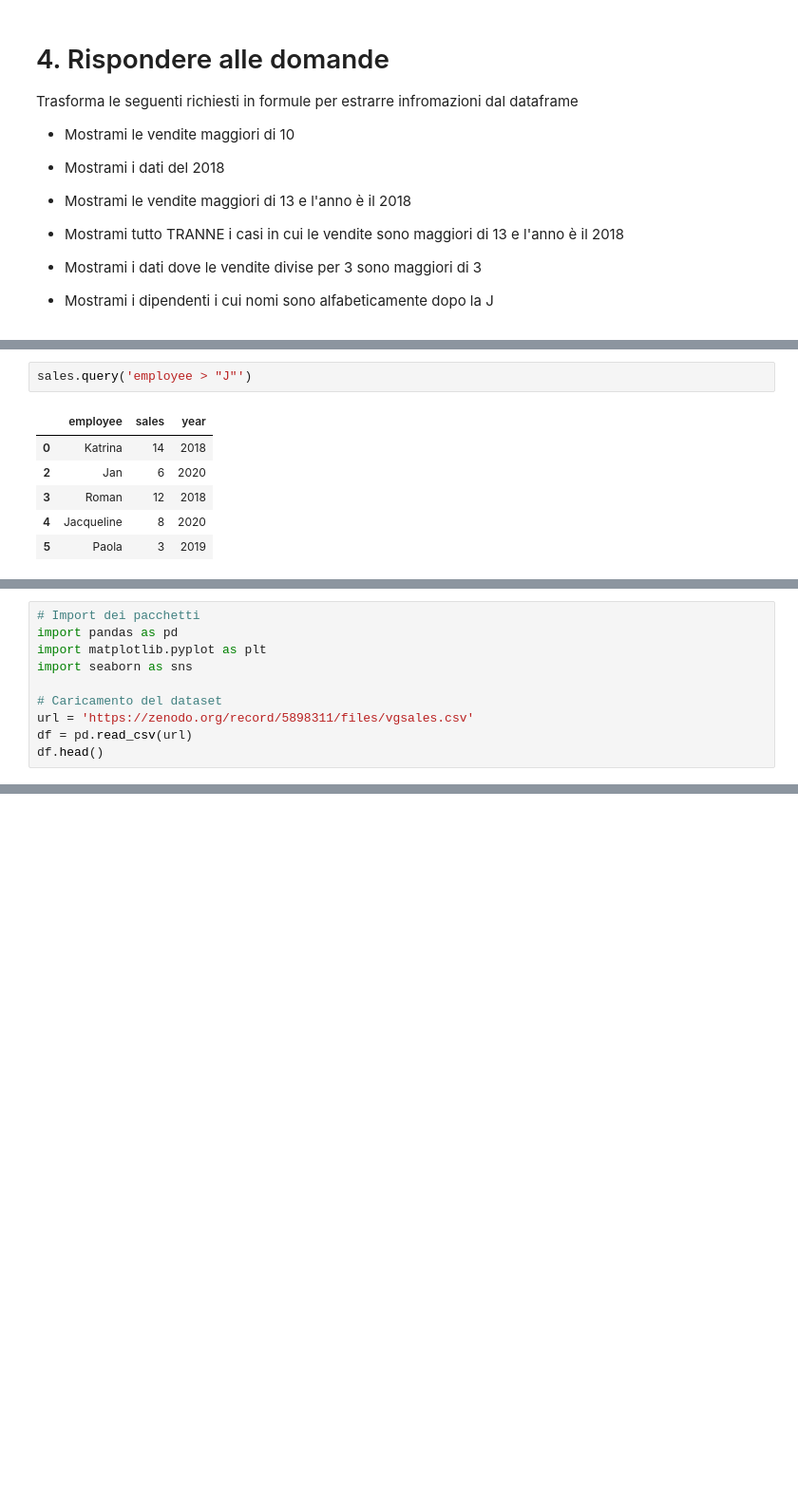
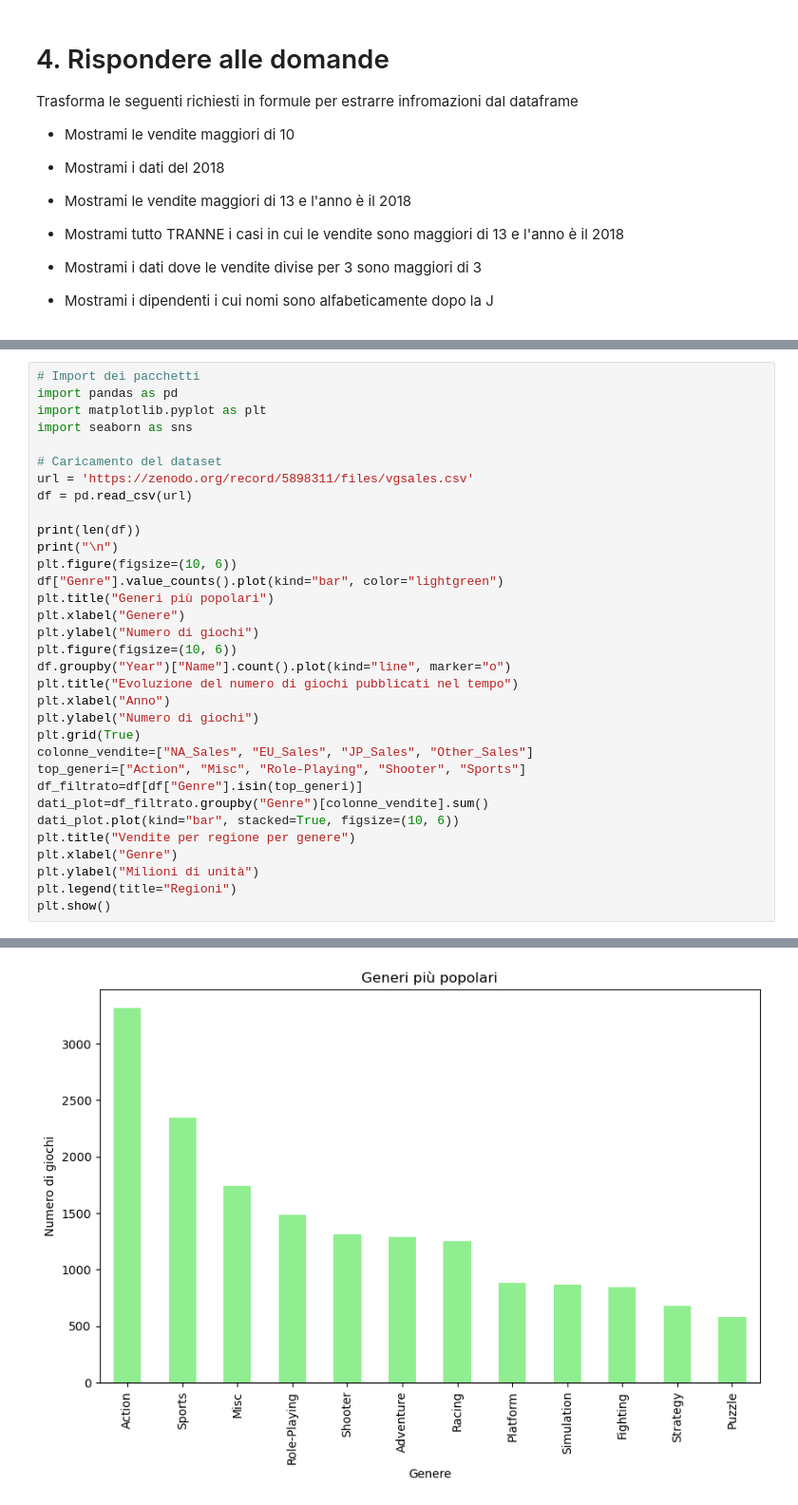
Before and after one commit to Marin-Account-22/ProgrammingLab, a Jupyter notebook: Modulo_2/6.4_Esericzi_lez6.ipynb, the cells around one changed output, grey strips where cells are left out. Shown at 95% size. Cells and saved outputs as stored; diff of their text form; blank space fills up the shorter version.

```diff
--- a/Modulo_2/6.4_Esericzi_lez6.ipynb
+++ b/Modulo_2/6.4_Esericzi_lez6.ipynb
@@ -47,12 +63,3 @@ sales
-# %%
-sales.query('employee > "J"')
-# %% [output]
-|  | employee | sales | year |
-| 0 | Katrina | 14 | 2018 |
-| 2 | Jan | 6 | 2020 |
-| 3 | Roman | 12 | 2018 |
-| 4 | Jacqueline | 8 | 2020 |
-| 5 | Paola | 3 | 2019 |
 # %% [markdown]
 # 5. Analisi di un dataset di video giochi
 1. Quanti videogiochi sono stati pubblicati
@@ -70,5 +77,28 @@ import seaborn as sns
 # Caricamento del dataset
 url = 'https://zenodo.org/record/5898311/files/vgsales.csv'
 df = pd.read_csv(url)
-df.head()
+
+print(len(df))
+print("\n")
+plt.figure(figsize=(10, 6))
+df["Genre"].value_counts().plot(kind="bar", color="lightgreen")
+plt.title("Generi più popolari")
+plt.xlabel("Genere")
+plt.ylabel("Numero di giochi")
+plt.figure(figsize=(10, 6))
+df.groupby("Year")["Name"].count().plot(kind="line", marker="o")
+plt.title("Evoluzione del numero di giochi pubblicati nel tempo")
+plt.xlabel("Anno")
+plt.ylabel("Numero di giochi")
+plt.grid(True)
+colonne_vendite=["NA_Sales", "EU_Sales", "JP_Sales", "Other_Sales"]
+top_generi=["Action", "Misc", "Role-Playing", "Shooter", "Sports"]
+df_filtrato=df[df["Genre"].isin(top_generi)]
+dati_plot=df_filtrato.groupby("Genre")[colonne_vendite].sum()
+dati_plot.plot(kind="bar", stacked=True, figsize=(10, 6))
+plt.title("Vendite per regione per genere")
+plt.xlabel("Genre")
+plt.ylabel("Milioni di unità")
+plt.legend(title="Regioni")
+plt.show()
 # %% [output]
@@ -80,0 +106 @@ df.head()
+[figure, added]
```
Also changed, not shown: parts of 2 cells of this notebook, 3 other files.
